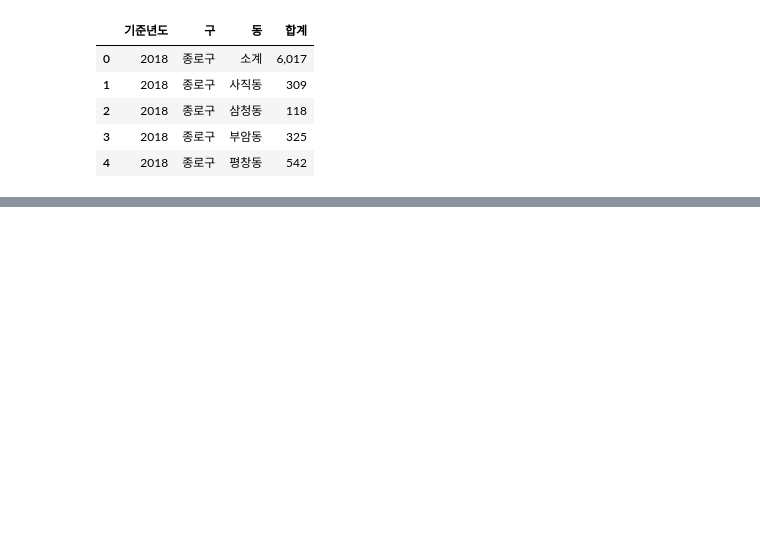
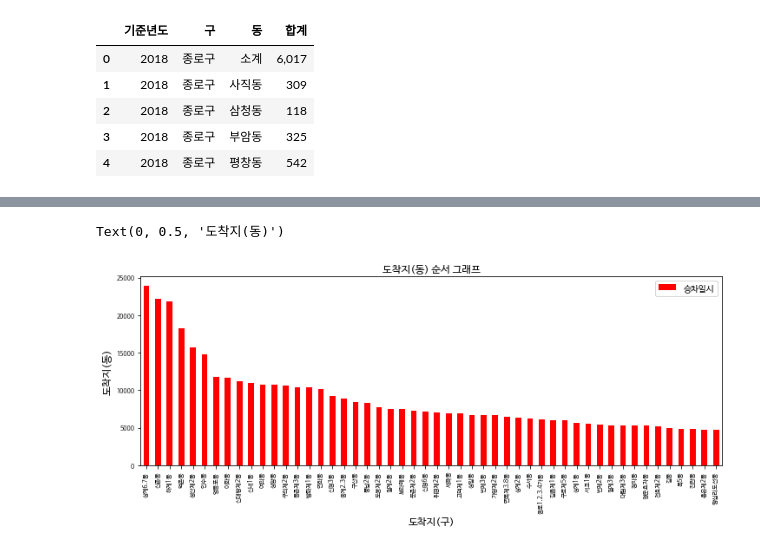
Before and after one commit to noc1992/Python_alone, a Jupyter notebook: alone/mini2_visualize.ipynb, the cells around one changed output, grey strips where cells are left out. Saved outputs shown, nothing was run; the diff lists cells and outputs as text; code cells hidden in the pictures; blank space fills up the shorter version.

```diff
--- a/alone/mini2_visualize.ipynb
+++ b/alone/mini2_visualize.ipynb
@@ -83,0 +105,9 @@ datetime.datetime(2018, 1, 1, 0, 4)
+# %%
+arrive_dong =  pd.DataFrame(txi.groupby('목적지(동)')['승차일시'].count().sort_values(ascending=False))
+# %%
+ari_ax = arrive_dong.head(50).plot(kind='bar', title='도착지(동) 순서 그래프', figsize=(12, 4), legend=True, fontsize=7, color='red')
+ari_ax.set_xlabel('도착지(구)', fontsize=12)
+ari_ax.set_ylabel('도착지(동)', fontsize=12)
+# %% [output]
+Text(0, 0.5, '도착지(동)')
+[figure, added]
```
Also changed, not shown: parts of 52 cells of this notebook.
